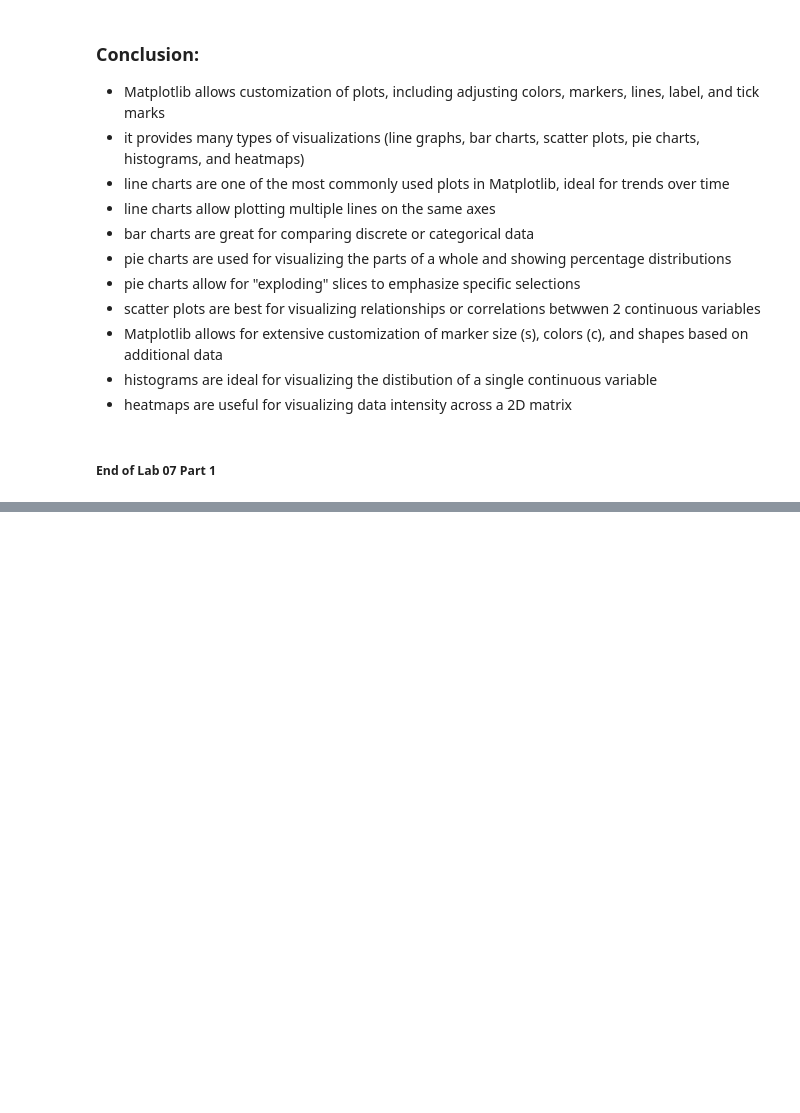
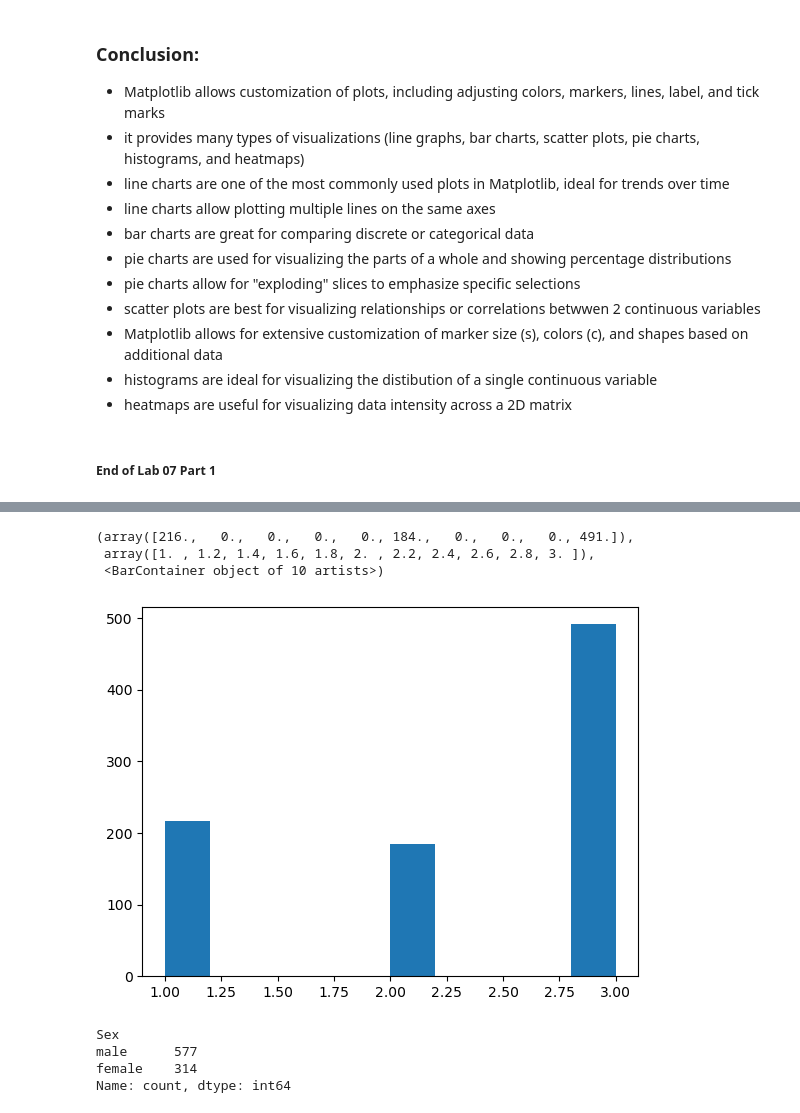
Before and after one commit to apbadzioch/DataSci_FA24, a Jupyter notebook: Module_07/Badzioch_Lab07_part1.ipynb, the cells around one changed output, grey strips where cells are left out. Drawn from its saved outputs; the diff is of its cells as text; code cells hidden in the pictures; blank space fills up the shorter version.

```diff
--- a/Module_07/Badzioch_Lab07_part1.ipynb
+++ b/Module_07/Badzioch_Lab07_part1.ipynb
@@ -275,0 +461,16 @@ plt.gray() # makes everything gray scale
+# %%
+plt.hist(titanic['Pclass'])
+# %% [output]
+(array([216.,   0.,   0.,   0.,   0., 184.,   0.,   0.,   0., 491.]),
+ array([1. , 1.2, 1.4, 1.6, 1.8, 2. , 2.2, 2.4, 2.6, 2.8, 3. ]),
+ <BarContainer object of 10 artists>)
+[figure, added]
+# %%
+# Let's see the data distribution for sex variable
+titanic['Sex'].value_counts()
+# observations:
+# %% [output]
+Sex
+male      577
+female    314
+Name: count, dtype: int64
```
Also changed, not shown: parts of 27 cells of this notebook.
